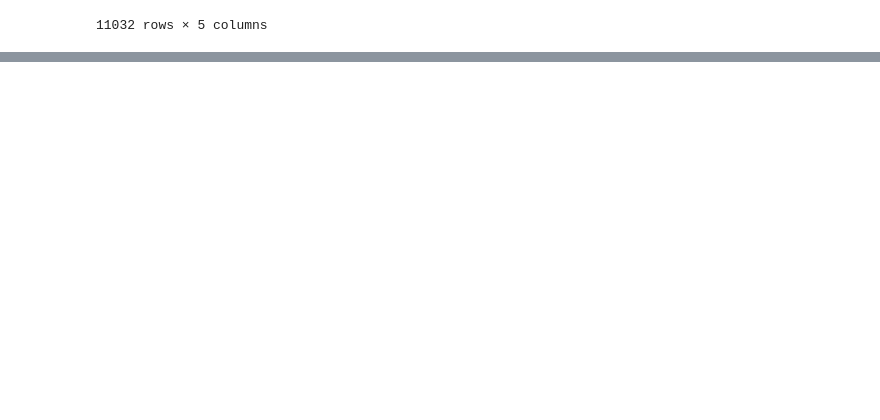
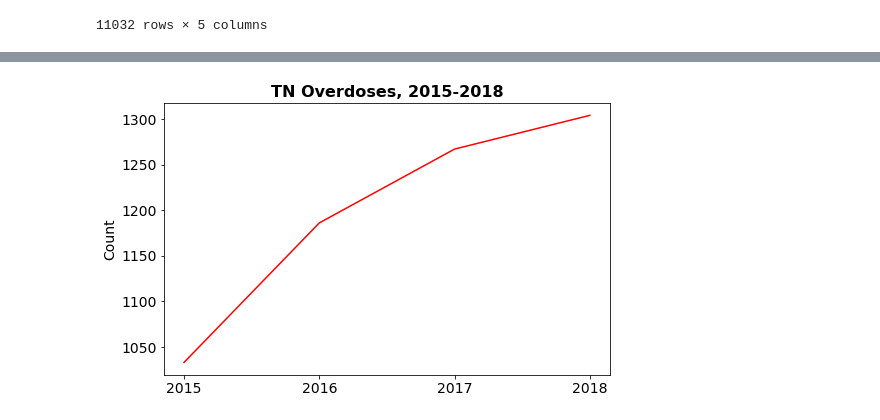
Before and after one commit to knturi/sql_rx_project-dankedpat-nationals, a Jupyter notebook: rx_project_pd.ipynb, the cells around one changed output, grey strips where cells are left out. Cells and saved outputs as stored; diff of their text form; code cells hidden in the pictures; blank space fills up the shorter version.

```diff
--- a/rx_project_pd.ipynb
+++ b/rx_project_pd.ipynb
@@ -121,0 +145,13 @@ plt.xscale('log');
+# %%
+# Describe overdose deaths due to opioids in TN from 2015-2018
+Q3 = '''
+SELECT SUM(overdose_deaths) AS overdoses, year, state
+FROM overdose_deaths AS o
+INNER JOIN fips_county AS f
+ON o.fipscounty = f.fipscounty
+WHERE state = 'TN'
+GROUP BY year, state
+LIMIT 10;
+'''
+
+resultQ3 = engine.execute(Q3)
@@ -121,0 +165,3 @@ plt.xscale('log');
+# %%
+tn_overdoses = pd.read_sql(Q3, con = engine)
+tn_overdoses
@@ -121,0 +174,9 @@ plt.xscale('log');
+# %%
+plt.figure(figsize = (8,5))
+tn_overdoses['overdoses'].plot(kind = 'line', color = 'red')
+plt.xticks(rotation = 0, fontsize = 14, labels = ['2015', '2016', '2017', '2018'], ticks = [0, 1, 2, 3])
+plt.yticks(fontsize = 14)
+plt.ylabel('Count', fontsize = 14)
+plt.title('TN Overdoses, 2015-2018', fontsize = 16, fontweight = 'bold');
+# %% [output]
+[figure, added]
```
Also changed, not shown: parts of 15 cells of this notebook.
